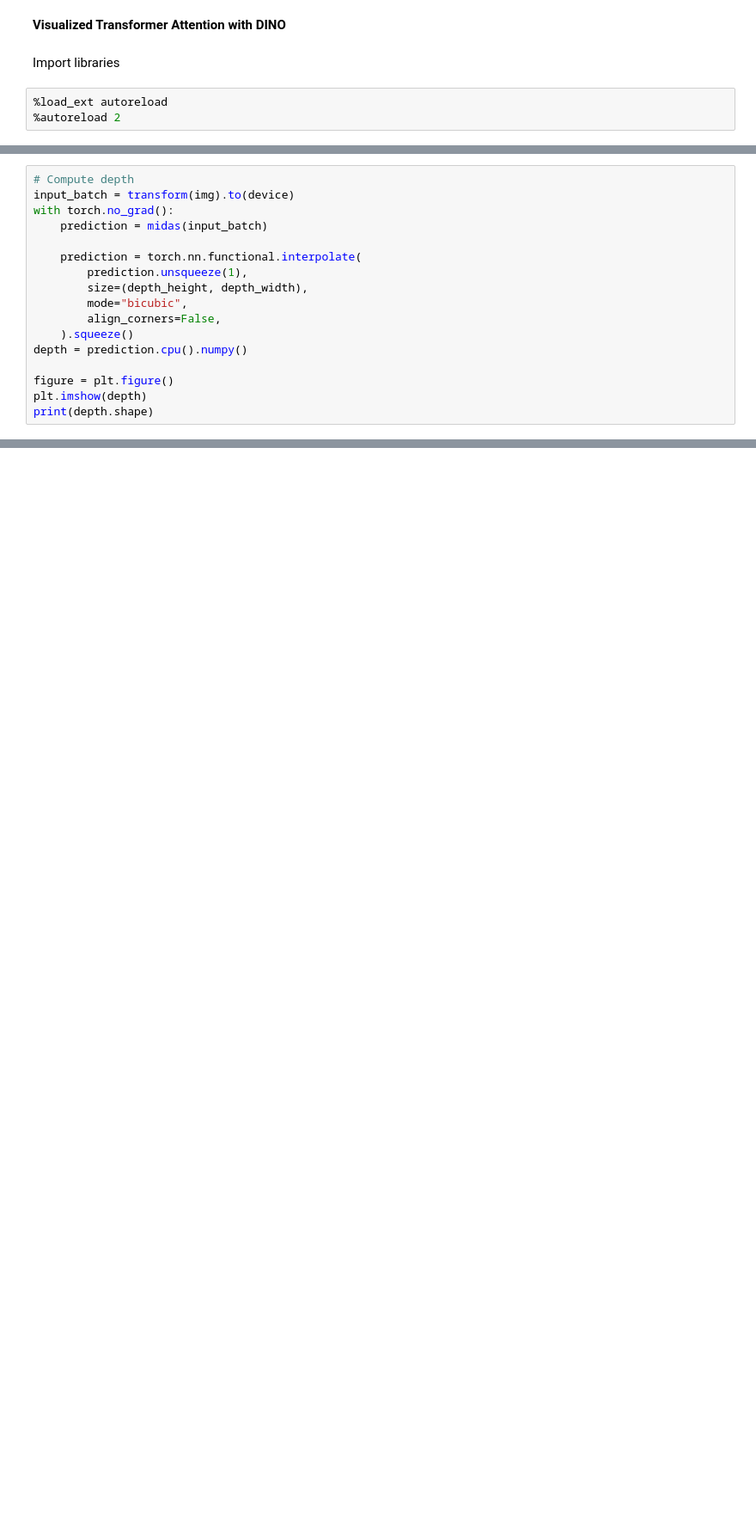
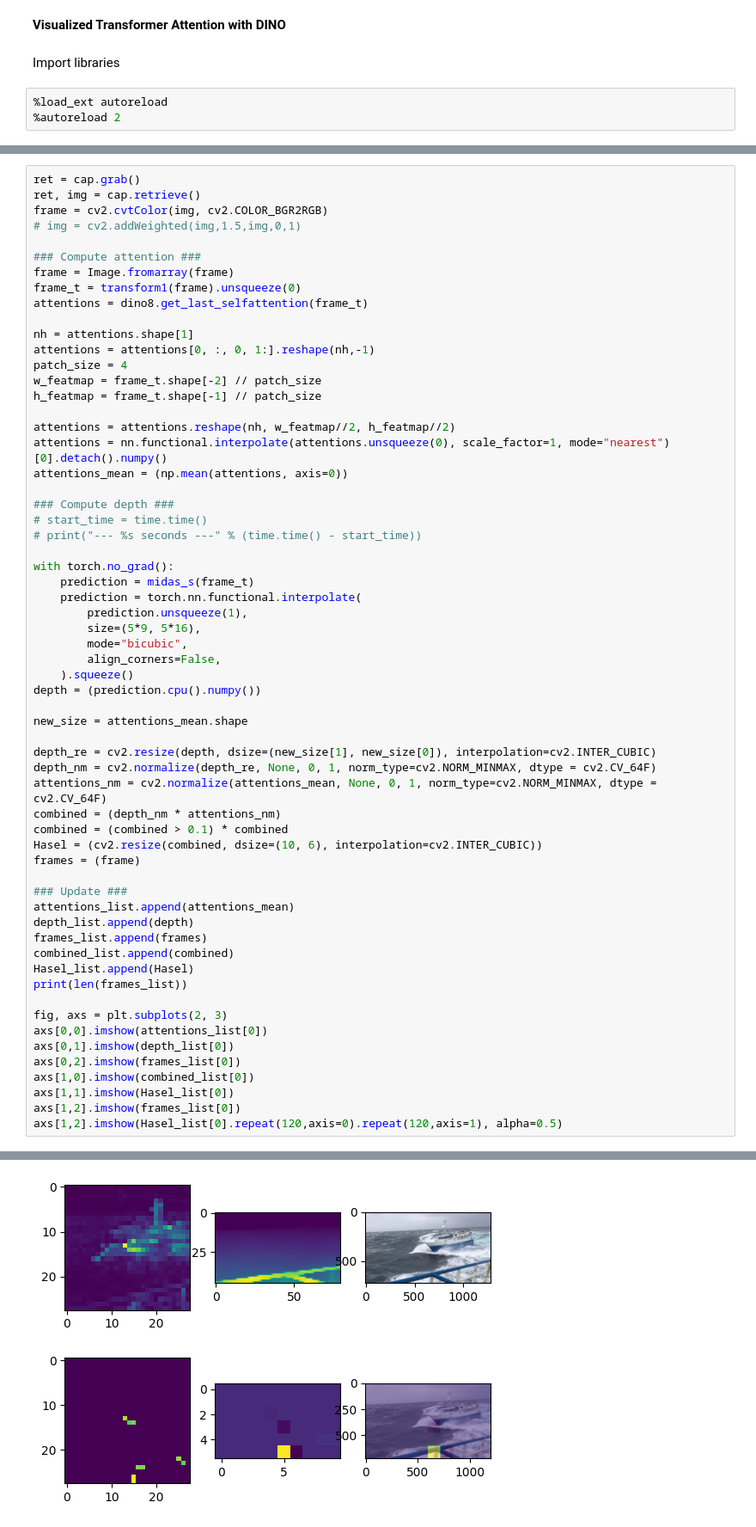
Before and after one commit to brianjohnson555/HapticDisplay, a Jupyter notebook: vis_attention_video.ipynb, the cells around one changed output, grey strips where cells are left out. Shown at 86% size. Drawn from its saved outputs; the diff is of its cells as text; blank space fills up the shorter version.

```diff
--- a/vis_attention_video.ipynb
+++ b/vis_attention_video.ipynb
@@ -71,17 +7,0 @@ Compute depth
-# %%
-# Compute depth
-input_batch = transform(img).to(device)
-with torch.no_grad():
-    prediction = midas(input_batch)
-
-    prediction = torch.nn.functional.interpolate(
-        prediction.unsqueeze(1),
-        size=(depth_height, depth_width),
-        mode="bicubic",
-        align_corners=False,
-    ).squeeze()
-depth = prediction.cpu().numpy()
-
-figure = plt.figure()
-plt.imshow(depth)
-print(depth.shape)
@@ -151,0 +94,62 @@ plt.imshow(combined)
+# %%
+ret = cap.grab()
+ret, img = cap.retrieve()
+frame = cv2.cvtColor(img, cv2.COLOR_BGR2RGB)
+# img = cv2.addWeighted(img,1.5,img,0,1)
+
+### Compute attention ###
+frame = Image.fromarray(frame)
+frame_t = transform1(frame).unsqueeze(0)
+attentions = dino8.get_last_selfattention(frame_t)
+
+nh = attentions.shape[1]
+attentions = attentions[0, :, 0, 1:].reshape(nh,-1)
+patch_size = 4
+w_featmap = frame_t.shape[-2] // patch_size
+h_featmap = frame_t.shape[-1] // patch_size
+
+attentions = attentions.reshape(nh, w_featmap//2, h_featmap//2)
+attentions = nn.functional.interpolate(attentions.unsqueeze(0), scale_factor=1, mode="nearest")[0].detach().numpy()
+attentions_mean = (np.mean(attentions, axis=0))
+
+### Compute depth ###
+# start_time = time.time()
+# print("--- %s seconds ---" % (time.time() - start_time))
+
+with torch.no_grad():
+    prediction = midas_s(frame_t)
+    prediction = torch.nn.functional.interpolate(
+        prediction.unsqueeze(1),
+        size=(5*9, 5*16),
+        mode="bicubic",
+        align_corners=False,
+    ).squeeze()
+depth = (prediction.cpu().numpy())
+
+new_size = attentions_mean.shape
+
+depth_re = cv2.resize(depth, dsize=(new_size[1], new_size[0]), interpolation=cv2.INTER_CUBIC)
+depth_nm = cv2.normalize(depth_re, None, 0, 1, norm_type=cv2.NORM_MINMAX, dtype = cv2.CV_64F)
+attentions_nm = cv2.normalize(attentions_mean, None, 0, 1, norm_type=cv2.NORM_MINMAX, dtype = cv2.CV_64F)
+combined = (depth_nm * attentions_nm)
+combined = (combined > 0.1) * combined
+Hasel = (cv2.resize(combined, dsize=(10, 6), interpolation=cv2.INTER_CUBIC))
+frames = (frame)
+
+### Update ###
+attentions_list.append(attentions_mean)
+depth_list.append(depth)
+frames_list.append(frames)
+combined_list.append(combined)
+Hasel_list.append(Hasel)
+print(len(frames_list))
+
+fig, axs = plt.subplots(2, 3)
+axs[0,0].imshow(attentions_list[0])
+axs[0,1].imshow(depth_list[0])
+axs[0,2].imshow(frames_list[0])
+axs[1,0].imshow(combined_list[0])
+axs[1,1].imshow(Hasel_list[0])
+axs[1,2].imshow(frames_list[0])
+axs[1,2].imshow(Hasel_list[0].repeat(120,axis=0).repeat(120,axis=1), alpha=0.5)
+# %% [output]
@@ -151,0 +158 @@ plt.imshow(combined)
+[figure, added]
```
Also changed, not shown: parts of 19 cells of this notebook, 6 other files.
